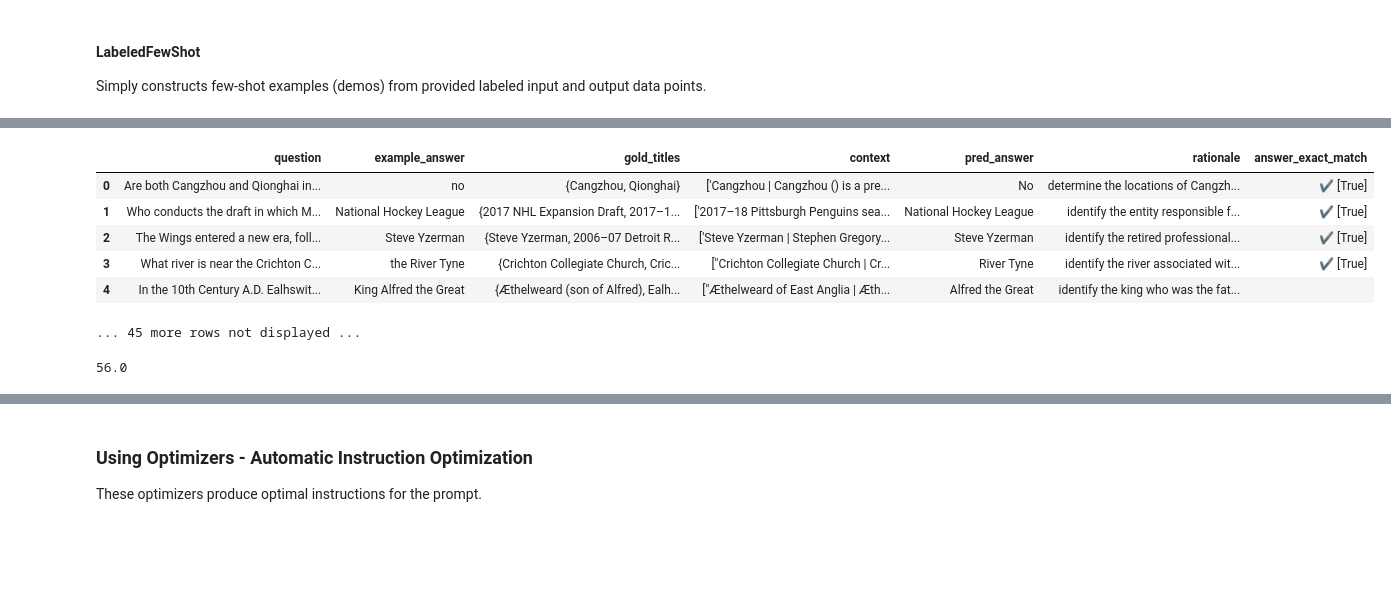
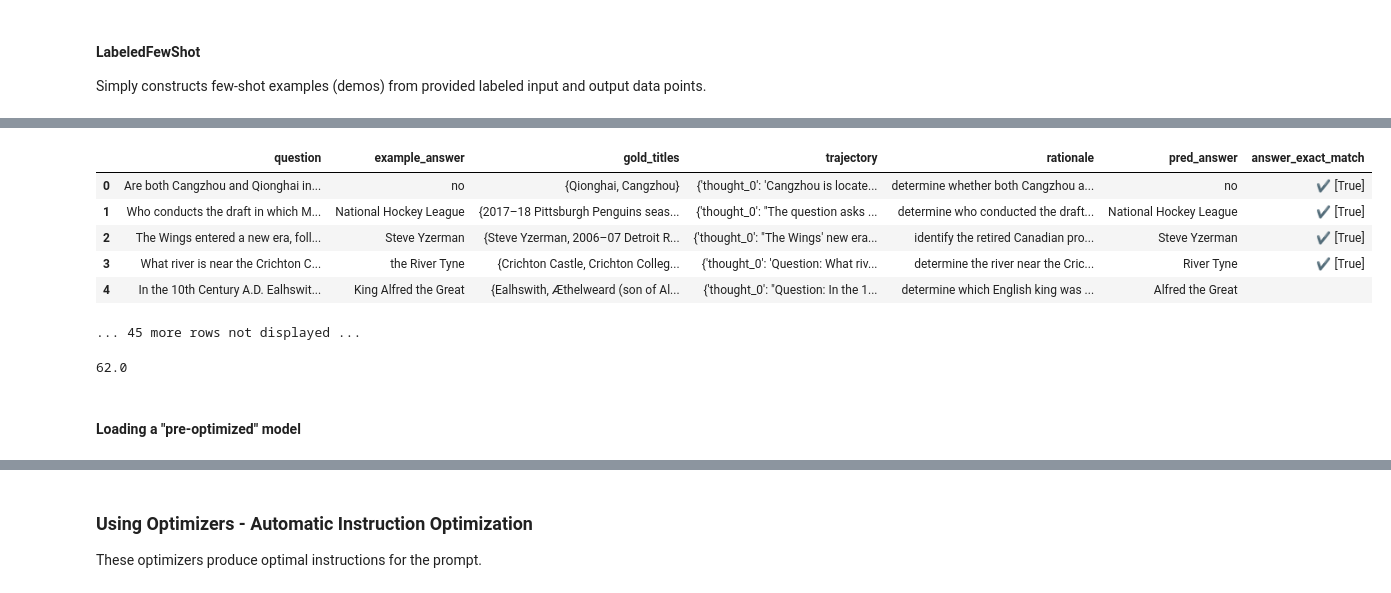
Before and after one commit to riccardo-alle/dspy-demo, a Jupyter notebook: dspy-demo-poznan-meetup.ipynb, the cells around one changed output, grey strips where cells are left out. Saved outputs shown, nothing was run; the diff lists cells and outputs as text; code cells hidden in the pictures; blank space fills up the shorter version.

```diff
--- a/dspy-demo-poznan-meetup.ipynb
+++ b/dspy-demo-poznan-meetup.ipynb
@@ -235,8 +284,8 @@ These optimizers extend the signature by automatically generating and including
 Simply constructs few-shot examples (demos) from provided labeled input and output data points.
 # %%
 optimizer = LabeledFewShot(k=3)
-optimized_program = optimizer.compile(baseline, trainset=train_set)
-optimized_program.save("compiled_programs/LabeledFewShot_program.json")
+optimized_program = optimizer.compile(agent, trainset=train_set)
+optimized_program.save("compiled_programs/react_LabeledFewShot_program.json")
 
 evaluate(optimized_program)
 # %% [output]
@@ -244,8 +293,10 @@ evaluate(optimized_program)
-|  | question | example_answer | gold_titles | context | pred_answer | rationale | answer_exact_match |
-| 0 | Are both Cangzhou and Qionghai in... | no | {Cangzhou, Qionghai} | ['Cangzhou | Cangzhou () is a pre... | No | determine the locations of Cangzh... | ✔️ [True] |
-| 1 | Who conducts the draft in which M... | National Hockey League | {2017 NHL Expansion Draft, 2017–1... | ['2017–18 Pittsburgh Penguins sea... | National Hockey League | identify the entity responsible f... | ✔️ [True] |
-| 2 | The Wings entered a new era, foll... | Steve Yzerman | {Steve Yzerman, 2006–07 Detroit R... | ['Steve Yzerman | Stephen Gregory... | Steve Yzerman | identify the retired professional... | ✔️ [True] |
-| 3 | What river is near the Crichton C... | the River Tyne | {Crichton Collegiate Church, Cric... | ["Crichton Collegiate Church | Cr... | River Tyne | identify the river associated wit... | ✔️ [True] |
-| 4 | In the 10th Century A.D. Ealhswit... | King Alfred the Great | {Æthelweard (son of Alfred), Ealh... | ["Æthelweard of East Anglia | Æth... | Alfred the Great | identify the king who was the fat... |  |
+|  | question | example_answer | gold_titles | trajectory | rationale | pred_answer | answer_exact_match |
+| 0 | Are both Cangzhou and Qionghai in... | no | {Qionghai, Cangzhou} | {'thought_0': 'Cangzhou is locate... | determine whether both Cangzhou a... | no | ✔️ [True] |
+| 1 | Who conducts the draft in which M... | National Hockey League | {2017–18 Pittsburgh Penguins seas... | {'thought_0': "The question asks ... | determine who conducted the draft... | National Hockey League | ✔️ [True] |
+| 2 | The Wings entered a new era, foll... | Steve Yzerman | {Steve Yzerman, 2006–07 Detroit R... | {'thought_0': "The Wings' new era... | identify the retired Canadian pro... | Steve Yzerman | ✔️ [True] |
+| 3 | What river is near the Crichton C... | the River Tyne | {Crichton Castle, Crichton Colleg... | {'thought_0': 'Question: What riv... | determine the river near the Cric... | River Tyne | ✔️ [True] |
+| 4 | In the 10th Century A.D. Ealhswit... | King Alfred the Great | {Ealhswith, Æthelweard (son of Al... | {'thought_0': "Question: In the 1... | determine which English king was ... | Alfred the Great |  |
 ... 45 more rows not displayed ...
-56.0
+62.0
+# %% [markdown]
+#### Loading a "pre-optimized" model
```
Also changed, not shown: parts of 13 cells of this notebook, 3 other files.
